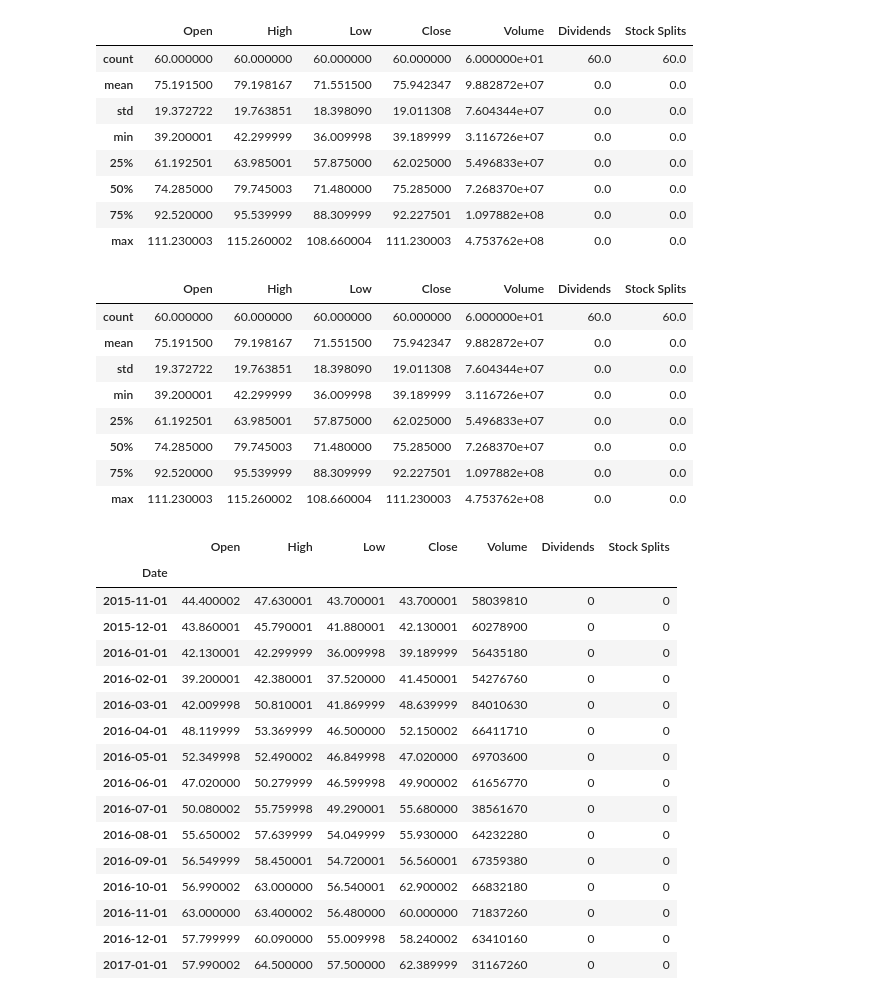
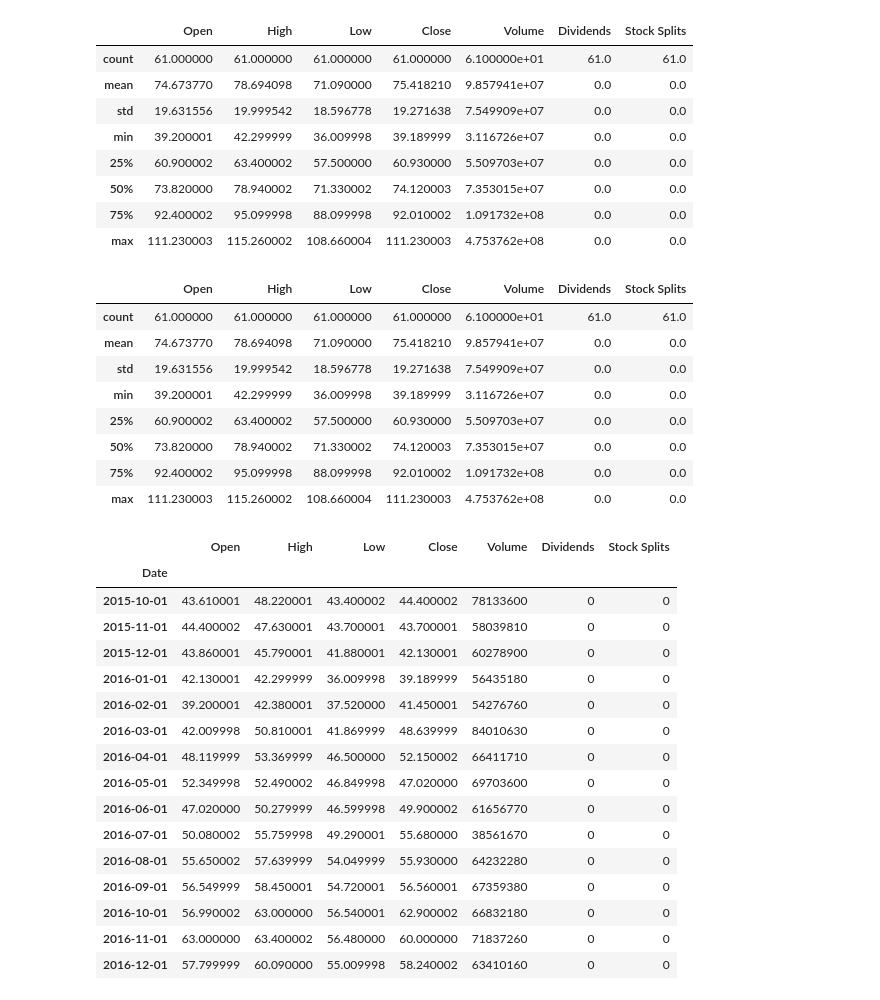
Before and after one commit to BretasArthur/CAPyM, a Jupyter notebook: PETR4 & BOVA11 - Importing and Cleaning Data.ipynb, the cells around one changed output. Saved outputs shown, nothing was run; the diff lists cells and outputs as text; code cells hidden in the pictures.

```diff
--- a/PETR4 & BOVA11 - Importing and Cleaning Data.ipynb
+++ b/PETR4 & BOVA11 - Importing and Cleaning Data.ipynb
@@ -5,35 +17,36 @@ import pandas as pd
 # %%
 ibov = yf.Ticker("BOVA11.SA")
-hist_b11 = ibov.history(start="2015-11-01", end = "2020-10-01", interval = "1mo")
+hist_b11 = ibov.history(start="2015-10-01", end = "2020-10-01", interval = "1mo")
 hist_b11.describe()
 # %% [output]
 |  | Open | High | Low | Close | Volume | Dividends | Stock Splits |
-| count | 60.000000 | 60.000000 | 60.000000 | 60.000000 | 6.000000e+01 | 60.0 | 60.0 |
-| mean | 75.191500 | 79.198167 | 71.551500 | 75.942347 | 9.882872e+07 | 0.0 | 0.0 |
-| std | 19.372722 | 19.763851 | 18.398090 | 19.011308 | 7.604344e+07 | 0.0 | 0.0 |
+| count | 61.000000 | 61.000000 | 61.000000 | 61.000000 | 6.100000e+01 | 61.0 | 61.0 |
+| mean | 74.673770 | 78.694098 | 71.090000 | 75.418210 | 9.857941e+07 | 0.0 | 0.0 |
+| std | 19.631556 | 19.999542 | 18.596778 | 19.271638 | 7.549909e+07 | 0.0 | 0.0 |
 | min | 39.200001 | 42.299999 | 36.009998 | 39.189999 | 3.116726e+07 | 0.0 | 0.0 |
-| 25% | 61.192501 | 63.985001 | 57.875000 | 62.025000 | 5.496833e+07 | 0.0 | 0.0 |
-| 50% | 74.285000 | 79.745003 | 71.480000 | 75.285000 | 7.268370e+07 | 0.0 | 0.0 |
-| 75% | 92.520000 | 95.539999 | 88.309999 | 92.227501 | 1.097882e+08 | 0.0 | 0.0 |
+| 25% | 60.900002 | 63.400002 | 57.500000 | 60.930000 | 5.509703e+07 | 0.0 | 0.0 |
+| 50% | 73.820000 | 78.940002 | 71.330002 | 74.120003 | 7.353015e+07 | 0.0 | 0.0 |
+| 75% | 92.400002 | 95.099998 | 88.099998 | 92.010002 | 1.091732e+08 | 0.0 | 0.0 |
 | max | 111.230003 | 115.260002 | 108.660004 | 111.230003 | 4.753762e+08 | 0.0 | 0.0 |
 # %%
 hist_b11.dropna(axis=0, subset=["Close"], inplace=True)
 hist_b11.describe()
 # %% [output]
 |  | Open | High | Low | Close | Volume | Dividends | Stock Splits |
-| count | 60.000000 | 60.000000 | 60.000000 | 60.000000 | 6.000000e+01 | 60.0 | 60.0 |
-| mean | 75.191500 | 79.198167 | 71.551500 | 75.942347 | 9.882872e+07 | 0.0 | 0.0 |
-| std | 19.372722 | 19.763851 | 18.398090 | 19.011308 | 7.604344e+07 | 0.0 | 0.0 |
+| count | 61.000000 | 61.000000 | 61.000000 | 61.000000 | 6.100000e+01 | 61.0 | 61.0 |
+| mean | 74.673770 | 78.694098 | 71.090000 | 75.418210 | 9.857941e+07 | 0.0 | 0.0 |
+| std | 19.631556 | 19.999542 | 18.596778 | 19.271638 | 7.549909e+07 | 0.0 | 0.0 |
 | min | 39.200001 | 42.299999 | 36.009998 | 39.189999 | 3.116726e+07 | 0.0 | 0.0 |
-| 25% | 61.192501 | 63.985001 | 57.875000 | 62.025000 | 5.496833e+07 | 0.0 | 0.0 |
-| 50% | 74.285000 | 79.745003 | 71.480000 | 75.285000 | 7.268370e+07 | 0.0 | 0.0 |
-| 75% | 92.520000 | 95.539999 | 88.309999 | 92.227501 | 1.097882e+08 | 0.0 | 0.0 |
+| 25% | 60.900002 | 63.400002 | 57.500000 | 60.930000 | 5.509703e+07 | 0.0 | 0.0 |
+| 50% | 73.820000 | 78.940002 | 71.330002 | 74.120003 | 7.353015e+07 | 0.0 | 0.0 |
+| 75% | 92.400002 | 95.099998 | 88.099998 | 92.010002 | 1.091732e+08 | 0.0 | 0.0 |
 | max | 111.230003 | 115.260002 | 108.660004 | 111.230003 | 4.753762e+08 | 0.0 | 0.0 |
 # %%
 hist_b11.head(15)
 # %% [output]
 |  | Open | High | Low | Close | Volume | Dividends | Stock Splits |
 | Date |  |  |  |  |  |  |  |
+| 2015-10-01 | 43.610001 | 48.220001 | 43.400002 | 44.400002 | 78133600 | 0 | 0 |
 | 2015-11-01 | 44.400002 | 47.630001 | 43.700001 | 43.700001 | 58039810 | 0 | 0 |
 | 2015-12-01 | 43.860001 | 45.790001 | 41.880001 | 42.130001 | 60278900 | 0 | 0 |
 | 2016-01-01 | 42.130001 | 42.299999 | 36.009998 | 39.189999 | 56435180 | 0 | 0 |
@@ -48,6 +61,5 @@ hist_b11.head(15)
 | 2016-10-01 | 56.990002 | 63.000000 | 56.540001 | 62.900002 | 66832180 | 0 | 0 |
 | 2016-11-01 | 63.000000 | 63.400002 | 56.480000 | 60.000000 | 71837260 | 0 | 0 |
 | 2016-12-01 | 57.799999 | 60.090000 | 55.009998 | 58.240002 | 63410160 | 0 | 0 |
-| 2017-01-01 | 57.990002 | 64.500000 | 57.500000 | 62.389999 | 31167260 | 0 | 0 |
 # %%
 petr4 = yf.Ticker("PETR4.SA")
```
Also changed, not shown: parts of 12 cells of this notebook.
